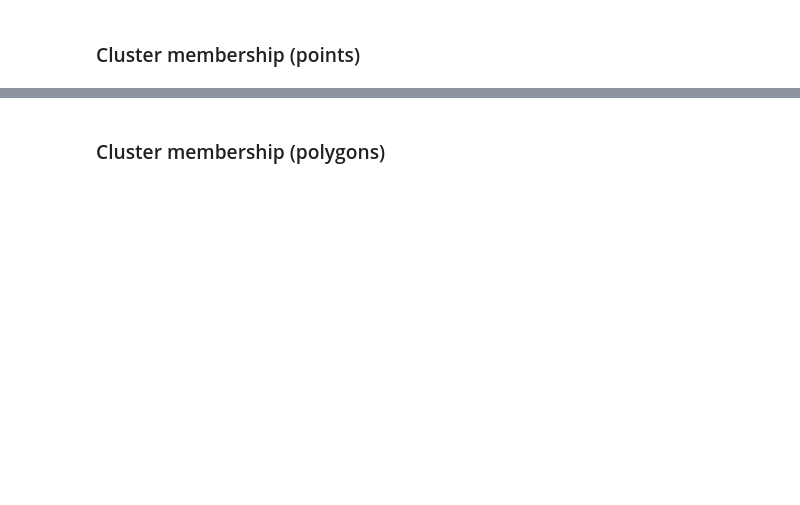
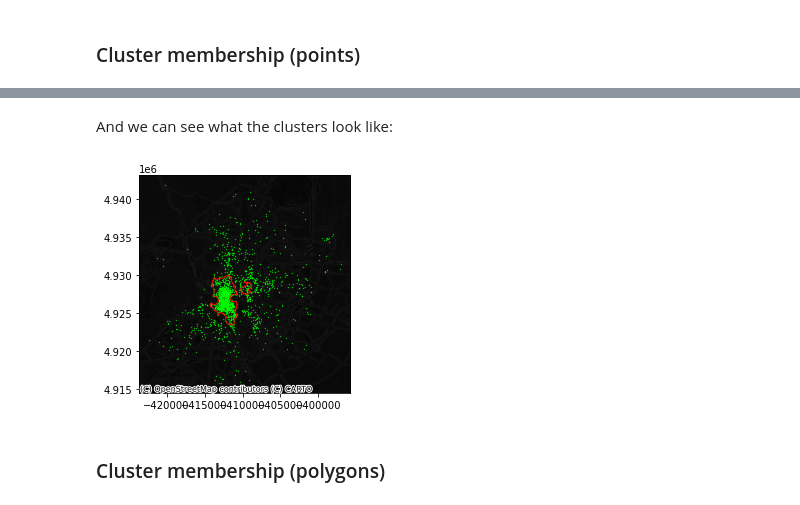
Before and after one commit to darribas/gds4ae, a Jupyter notebook: content/notebooks/05-Spatial_feature_eng_ii.ipynb, the cells around one changed output, grey strips where cells are left out. Cells and saved outputs as stored; diff of their text form; code cells hidden in the pictures; blank space fills up the shorter version.

```diff
--- a/content/notebooks/05-Spatial_feature_eng_ii.ipynb
+++ b/content/notebooks/05-Spatial_feature_eng_ii.ipynb
@@ -103,0 +159,7 @@ db.assign(
+# %%
+model = DBSCAN(min_samples=min_pts, eps=eps)
+model.fit(
+    np.array(
+        [db.geometry.x, db.geometry.y]
+    ).T
+);
@@ -103,0 +168,2 @@ db.assign(
+# %%
+db["labels"] = model.labels_
@@ -104,2 +178,37 @@ db.assign(
+# %%
+from pysal.lib import cg
+
+boundaries = []
+cl_ids = [i for i in db["labels"].unique() if i!=-1]
+for cl_id in cl_ids:
+    sub = db.query(f"labels == {cl_id}")
+    cluster_boundaries = cg.alpha_shape_auto(
+        np.array(
+            [sub.geometry.x, sub.geometry.y]
+        ).T,
+    )
+    boundaries.append(cluster_boundaries)
+boundaries = geopandas.GeoSeries(
+    boundaries, index=cl_ids, crs=db.crs
+)
+# %% [markdown]
+And we can see what the clusters look like:
+# %%
+ax = db.to_crs(
+    epsg=3857
+).plot(
+    markersize=0.1, color="lime"
+)
+boundaries.to_crs(
+    epsg=3857
+).plot(
+    ax=ax, edgecolor="red", facecolor="none"
+)
+contextily.add_basemap(
+    ax,
+    source=contextily.providers.CartoDB.DarkMatterNoLabels
+)
+# %% [output]
+[figure, added]
 # %% [markdown]
 ### Cluster membership (polygons)
```
Also changed, not shown: parts of 32 cells of this notebook, 1 other file.
